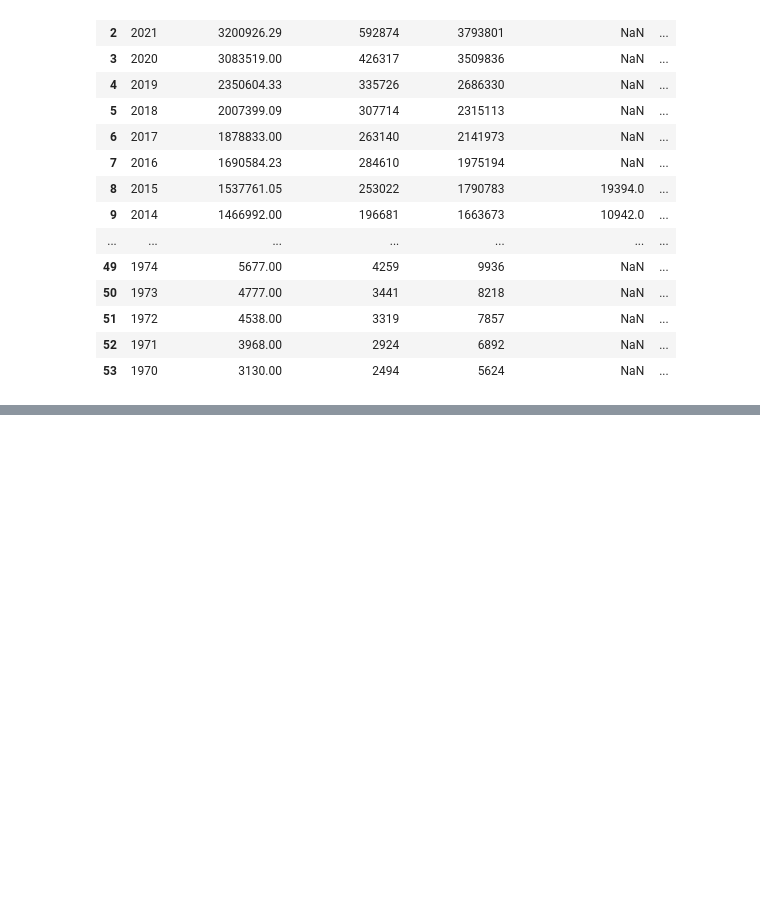
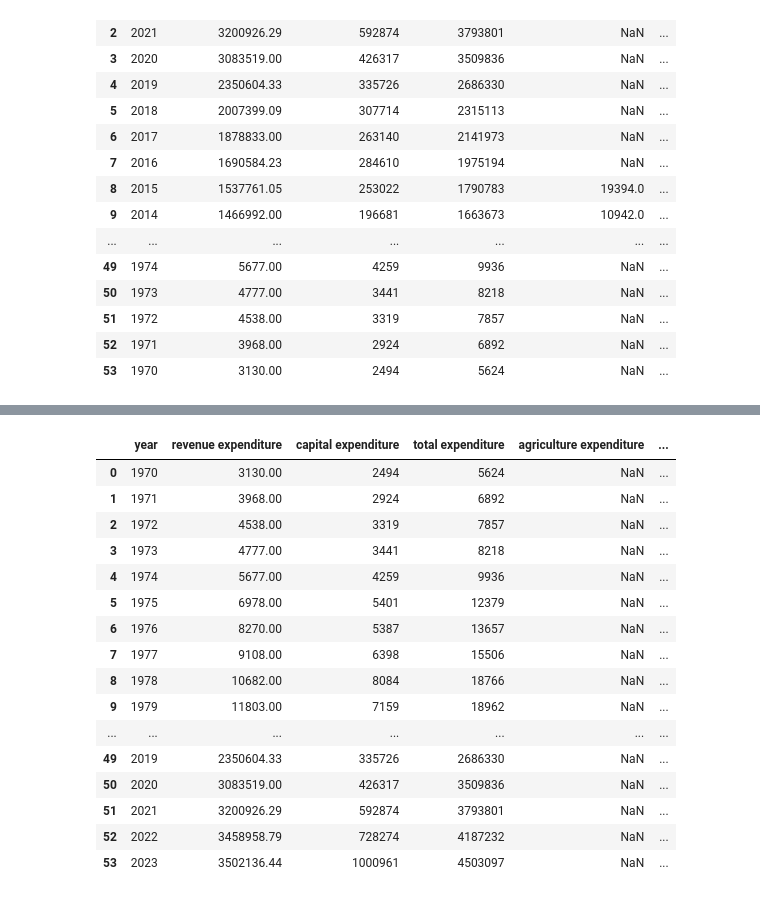
Before and after one commit to notadithyabhat/python_for_analytics_project, a Jupyter notebook: fdi_analysis.ipynb, the cells around one changed output, grey strips where cells are left out. Drawn from its saved outputs; the diff is of its cells as text; code cells hidden in the pictures; blank space fills up the shorter version.

Commit message:
Only keeping final dataset

```diff
--- a/fdi_analysis.ipynb
+++ b/fdi_analysis.ipynb
@@ -24,0 +46,12 @@ df
+# %%
+df2  = pd.read_csv('new python project data.csv')
+
+for column in df2.columns:
+    df2[column] = df2[column].iloc[::-1].values
+
+df2
+
+
+df1 = pd.read_csv('FDI Dataset.csv')
+
+#drop
@@ -24,0 +66,22 @@ df
+# %%
+#outer join both df1 and df2 on year
+df = pd.merge(df1, df2, on='year', how='outer')
+df
+# %% [output]
+|  | year | revenue expenditure | capital expenditure | total expenditure | agriculture expenditure | ... |
+| 0 | 1970 | 3130.00 | 2494 | 5624 | NaN | ... |
+| 1 | 1971 | 3968.00 | 2924 | 6892 | NaN | ... |
+| 2 | 1972 | 4538.00 | 3319 | 7857 | NaN | ... |
+| 3 | 1973 | 4777.00 | 3441 | 8218 | NaN | ... |
+| 4 | 1974 | 5677.00 | 4259 | 9936 | NaN | ... |
+| 5 | 1975 | 6978.00 | 5401 | 12379 | NaN | ... |
+| 6 | 1976 | 8270.00 | 5387 | 13657 | NaN | ... |
+| 7 | 1977 | 9108.00 | 6398 | 15506 | NaN | ... |
+| 8 | 1978 | 10682.00 | 8084 | 18766 | NaN | ... |
+| 9 | 1979 | 11803.00 | 7159 | 18962 | NaN | ... |
+| ... | ... | ... | ... | ... | ... | ... |
+| 49 | 2019 | 2350604.33 | 335726 | 2686330 | NaN | ... |
+| 50 | 2020 | 3083519.00 | 426317 | 3509836 | NaN | ... |
+| 51 | 2021 | 3200926.29 | 592874 | 3793801 | NaN | ... |
+| 52 | 2022 | 3458958.79 | 728274 | 4187232 | NaN | ... |
+| 53 | 2023 | 3502136.44 | 1000961 | 4503097 | NaN | ... |
```
Also changed, not shown: parts of 5 cells of this notebook, 2 other files.
